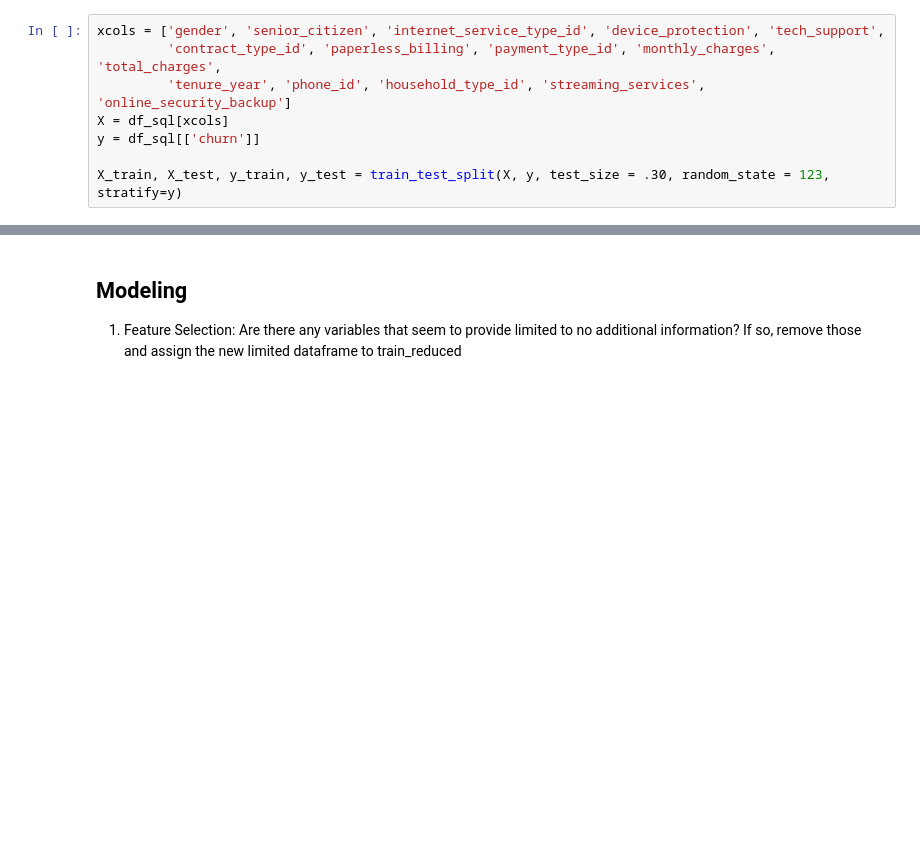
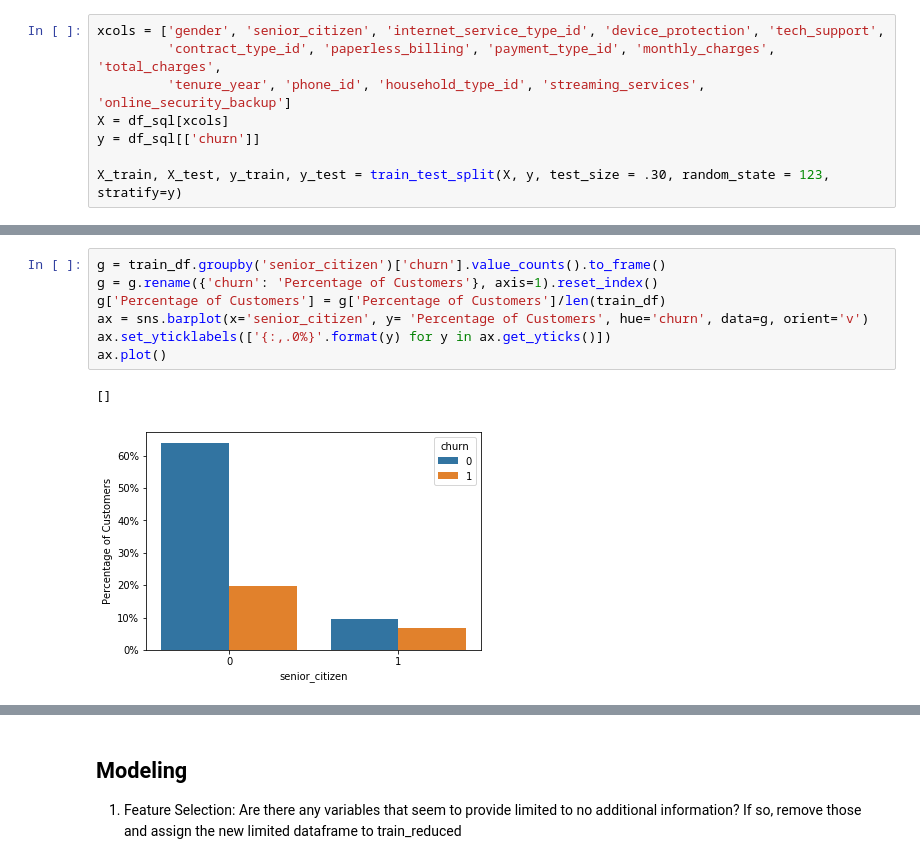
Before and after one commit to michaelndd/classification-project, a Jupyter notebook: project.ipynb, the cells around one changed output, grey strips where cells are left out. Cells and saved outputs as stored; diff of their text form; blank space fills up the shorter version.

```diff
--- a/project.ipynb
+++ b/project.ipynb
@@ -515,0 +533,10 @@ X_test[["monthly_charges", "total_charges"]] = scaler.transform(X_test[["monthly
+# %%
+g = train_df.groupby('senior_citizen')['churn'].value_counts().to_frame()
+g = g.rename({'churn': 'Percentage of Customers'}, axis=1).reset_index()
+g['Percentage of Customers'] = g['Percentage of Customers']/len(train_df)
+ax = sns.barplot(x='senior_citizen', y= 'Percentage of Customers', hue='churn', data=g, orient='v')
+ax.set_yticklabels(['{:,.0%}'.format(y) for y in ax.get_yticks()])
+ax.plot()
+# %% [output]
+[]
+[figure, added]
```
Also changed, not shown: parts of 71 cells of this notebook.
